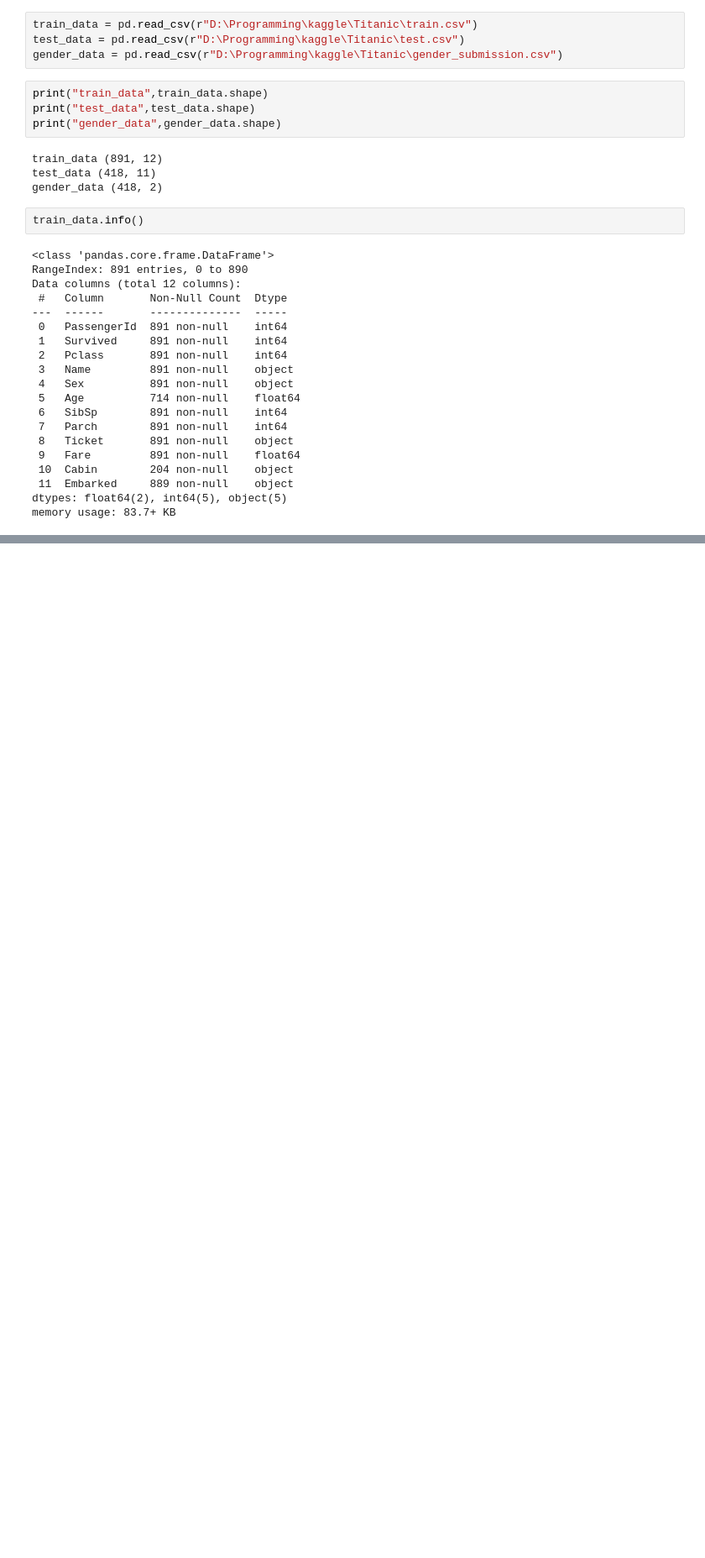
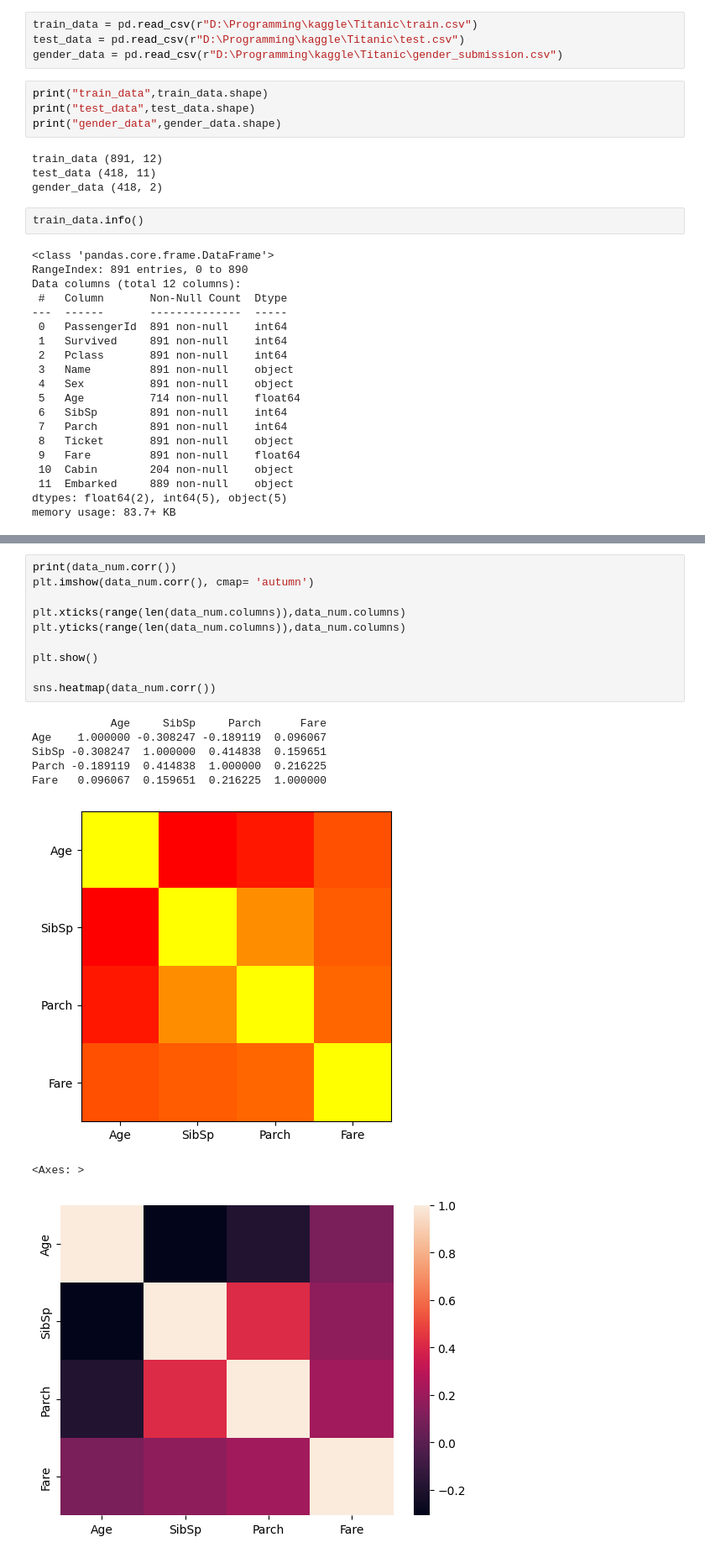
Before and after one commit to RAntony41/Kaggle_Titanic, a Jupyter notebook: Show_data.ipynb, the cells around one changed output, grey strips where cells are left out. Shown at 84% size. Cells and saved outputs as stored; diff of their text form; blank space fills up the shorter version.

```diff
--- a/Show_data.ipynb
+++ b/Show_data.ipynb
@@ -50,0 +74,19 @@ train_data.describe()
+# %%
+print(data_num.corr())
+plt.imshow(data_num.corr(), cmap= 'autumn')
+
+plt.xticks(range(len(data_num.columns)),data_num.columns)
+plt.yticks(range(len(data_num.columns)),data_num.columns)
+
+plt.show()
+
+sns.heatmap(data_num.corr())
+# %% [output]
+            Age     SibSp     Parch      Fare
+Age    1.000000 -0.308247 -0.189119  0.096067
+SibSp -0.308247  1.000000  0.414838  0.159651
+Parch -0.189119  0.414838  1.000000  0.216225
+Fare   0.096067  0.159651  0.216225  1.000000
+[figure, added]
+<Axes: >
+[figure, added]
```
Also changed, not shown: parts of 10 cells of this notebook.
